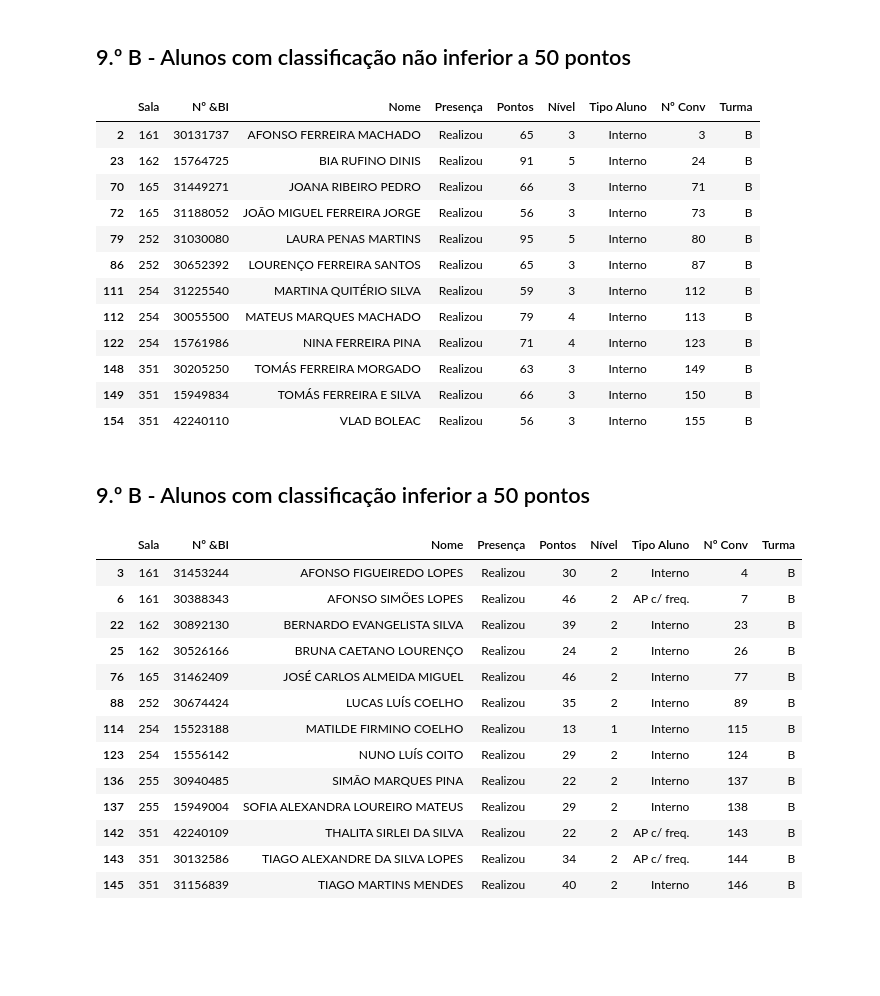
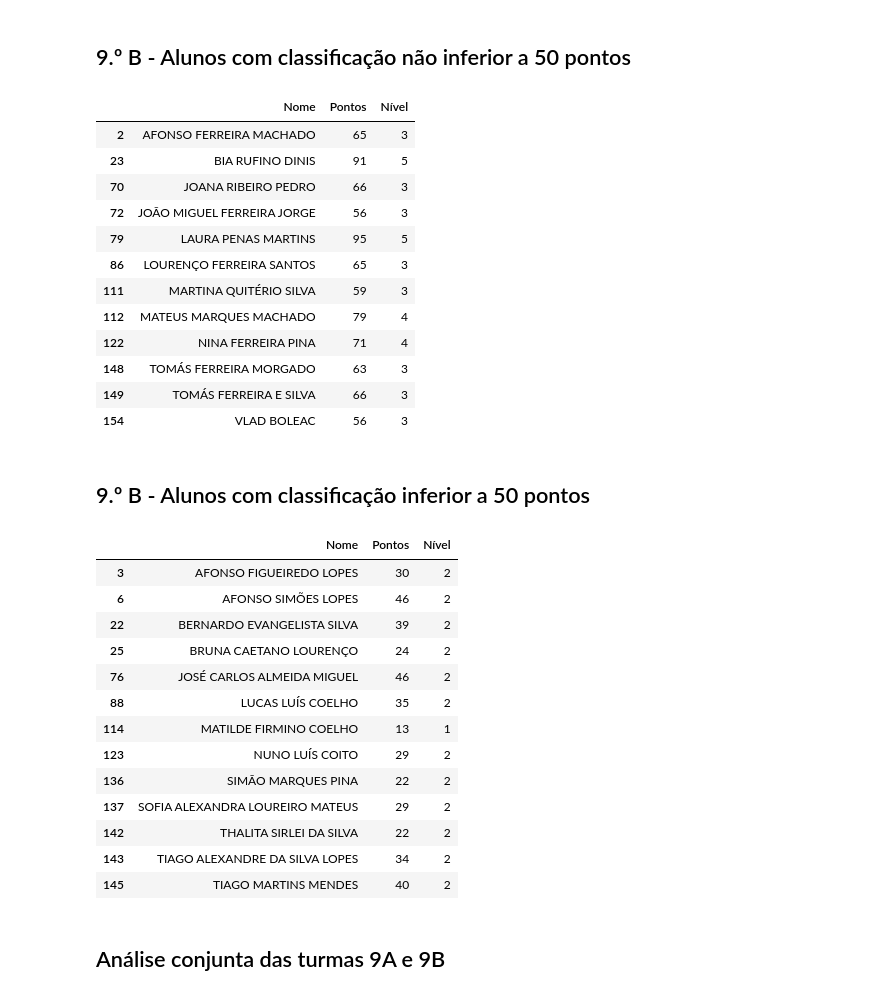
Before and after one commit to pjocoelho/Jupyter, a Jupyter notebook: Prova_Mat_9_ECB.ipynb, the cells around one changed output. Drawn from its saved outputs; the diff is of its cells as text; code cells hidden in the pictures; blank space fills up the shorter version.

```diff
--- a/Prova_Mat_9_ECB.ipynb
+++ b/Prova_Mat_9_ECB.ipynb
@@ -151,6 +153,6 @@ display(alunosA_neg)
 # %% [markdown]
 ## 9.º B
 # %%
-turma_B = tabela.loc[tabela["Turma"] == "B"]
+turma_B = tabela.loc[tabela["Turma"] == "B", ["Nome", "Pontos", "Nível"]]
 display(turma_B)
 # %% [output]
@@ -213,36 +215,38 @@ turma_B.sort_values(by=['Pontos', 'Nível'], ascending=False).head(25)
 alunosB_pos = turma_B[turma_B["Pontos"] > 49]
 display(alunosB_pos)
 # %% [output]
-|  | Sala | Nº &BI | Nome | Presença | Pontos | Nível | Tipo Aluno | Nº Conv | Turma |
-| 2 | 161 | 30131737 | AFONSO FERREIRA MACHADO | Realizou | 65 | 3 | Interno | 3 | B |
-| 23 | 162 | 15764725 | BIA RUFINO DINIS | Realizou | 91 | 5 | Interno | 24 | B |
-| 70 | 165 | 31449271 | JOANA RIBEIRO PEDRO | Realizou | 66 | 3 | Interno | 71 | B |
-| 72 | 165 | 31188052 | JOÃO MIGUEL FERREIRA JORGE | Realizou | 56 | 3 | Interno | 73 | B |
-| 79 | 252 | 31030080 | LAURA PENAS MARTINS | Realizou | 95 | 5 | Interno | 80 | B |
-| 86 | 252 | 30652392 | LOURENÇO FERREIRA SANTOS | Realizou | 65 | 3 | Interno | 87 | B |
-| 111 | 254 | 31225540 | MARTINA QUITÉRIO SILVA | Realizou | 59 | 3 | Interno | 112 | B |
-| 112 | 254 | 30055500 | MATEUS MARQUES MACHADO | Realizou | 79 | 4 | Interno | 113 | B |
-| 122 | 254 | 15761986 | NINA FERREIRA PINA | Realizou | 71 | 4 | Interno | 123 | B |
-| 148 | 351 | 30205250 | TOMÁS FERREIRA MORGADO | Realizou | 63 | 3 | Interno | 149 | B |
-| 149 | 351 | 15949834 | TOMÁS FERREIRA E SILVA | Realizou | 66 | 3 | Interno | 150 | B |
-| 154 | 351 | 42240110 | VLAD BOLEAC | Realizou | 56 | 3 | Interno | 155 | B |
+|  | Nome | Pontos | Nível |
+| 2 | AFONSO FERREIRA MACHADO | 65 | 3 |
+| 23 | BIA RUFINO DINIS | 91 | 5 |
+| 70 | JOANA RIBEIRO PEDRO | 66 | 3 |
+| 72 | JOÃO MIGUEL FERREIRA JORGE | 56 | 3 |
+| 79 | LAURA PENAS MARTINS | 95 | 5 |
+| 86 | LOURENÇO FERREIRA SANTOS | 65 | 3 |
+| 111 | MARTINA QUITÉRIO SILVA | 59 | 3 |
+| 112 | MATEUS MARQUES MACHADO | 79 | 4 |
+| 122 | NINA FERREIRA PINA | 71 | 4 |
+| 148 | TOMÁS FERREIRA MORGADO | 63 | 3 |
+| 149 | TOMÁS FERREIRA E SILVA | 66 | 3 |
+| 154 | VLAD BOLEAC | 56 | 3 |
 # %% [markdown]
 ## 9.º B - Alunos com classificação inferior a 50 pontos
 # %%
-alunosB_pos = turma_B[turma_B["Pontos"] < 50]
-display(alunosB_pos)
+alunosB_neg = turma_B[turma_B["Pontos"] < 50]
+display(alunosB_neg)
 # %% [output]
-|  | Sala | Nº &BI | Nome | Presença | Pontos | Nível | Tipo Aluno | Nº Conv | Turma |
-| 3 | 161 | 31453244 | AFONSO FIGUEIREDO LOPES | Realizou | 30 | 2 | Interno | 4 | B |
-| 6 | 161 | 30388343 | AFONSO SIMÕES LOPES | Realizou | 46 | 2 | AP c/ freq. | 7 | B |
-| 22 | 162 | 30892130 | BERNARDO EVANGELISTA SILVA | Realizou | 39 | 2 | Interno | 23 | B |
-| 25 | 162 | 30526166 | BRUNA CAETANO LOURENÇO | Realizou | 24 | 2 | Interno | 26 | B |
-| 76 | 165 | 31462409 | JOSÉ CARLOS ALMEIDA MIGUEL | Realizou | 46 | 2 | Interno | 77 | B |
-| 88 | 252 | 30674424 | LUCAS LUÍS COELHO | Realizou | 35 | 2 | Interno | 89 | B |
-| 114 | 254 | 15523188 | MATILDE FIRMINO COELHO | Realizou | 13 | 1 | Interno | 115 | B |
-| 123 | 254 | 15556142 | NUNO LUÍS COITO | Realizou | 29 | 2 | Interno | 124 | B |
-| 136 | 255 | 30940485 | SIMÃO MARQUES PINA | Realizou | 22 | 2 | Interno | 137 | B |
-| 137 | 255 | 15949004 | SOFIA ALEXANDRA LOUREIRO MATEUS | Realizou | 29 | 2 | Interno | 138 | B |
-| 142 | 351 | 42240109 | THALITA SIRLEI DA SILVA | Realizou | 22 | 2 | AP c/ freq. | 143 | B |
-| 143 | 351 | 30132586 | TIAGO ALEXANDRE DA SILVA LOPES | Realizou | 34 | 2 | AP c/ freq. | 144 | B |
-| 145 | 351 | 31156839 | TIAGO MARTINS MENDES | Realizou | 40 | 2 | Interno | 146 | B |
+|  | Nome | Pontos | Nível |
+| 3 | AFONSO FIGUEIREDO LOPES | 30 | 2 |
+| 6 | AFONSO SIMÕES LOPES | 46 | 2 |
+| 22 | BERNARDO EVANGELISTA SILVA | 39 | 2 |
+| 25 | BRUNA CAETANO LOURENÇO | 24 | 2 |
+| 76 | JOSÉ CARLOS ALMEIDA MIGUEL | 46 | 2 |
+| 88 | LUCAS LUÍS COELHO | 35 | 2 |
+| 114 | MATILDE FIRMINO COELHO | 13 | 1 |
+| 123 | NUNO LUÍS COITO | 29 | 2 |
+| 136 | SIMÃO MARQUES PINA | 22 | 2 |
+| 137 | SOFIA ALEXANDRA LOUREIRO MATEUS | 29 | 2 |
+| 142 | THALITA SIRLEI DA SILVA | 22 | 2 |
+| 143 | TIAGO ALEXANDRE DA SILVA LOPES | 34 | 2 |
+| 145 | TIAGO MARTINS MENDES | 40 | 2 |
+# %% [markdown]
+## Análise conjunta das turmas 9A e 9B
```
Also changed, not shown: parts of 8 cells of this notebook.
